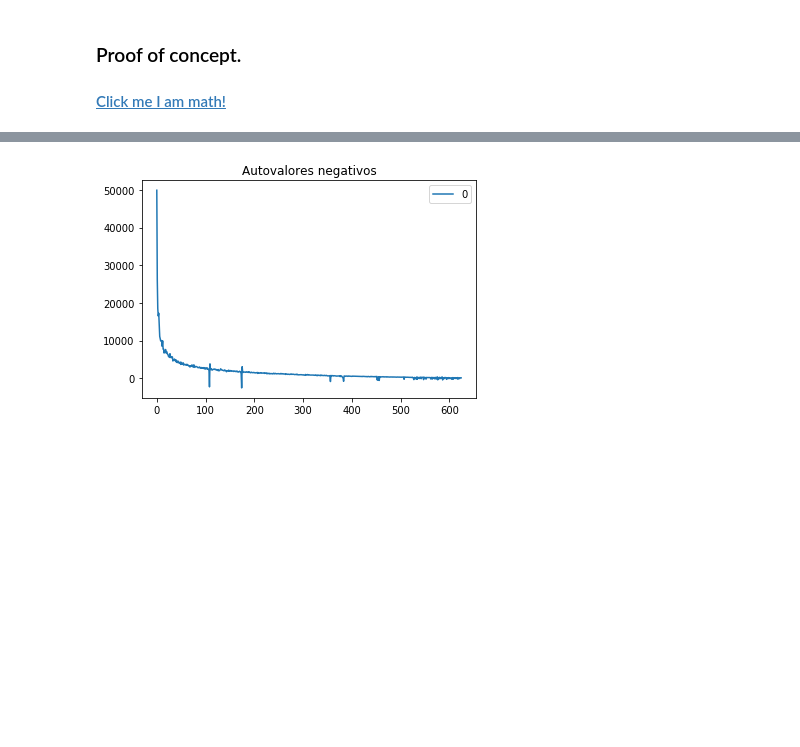
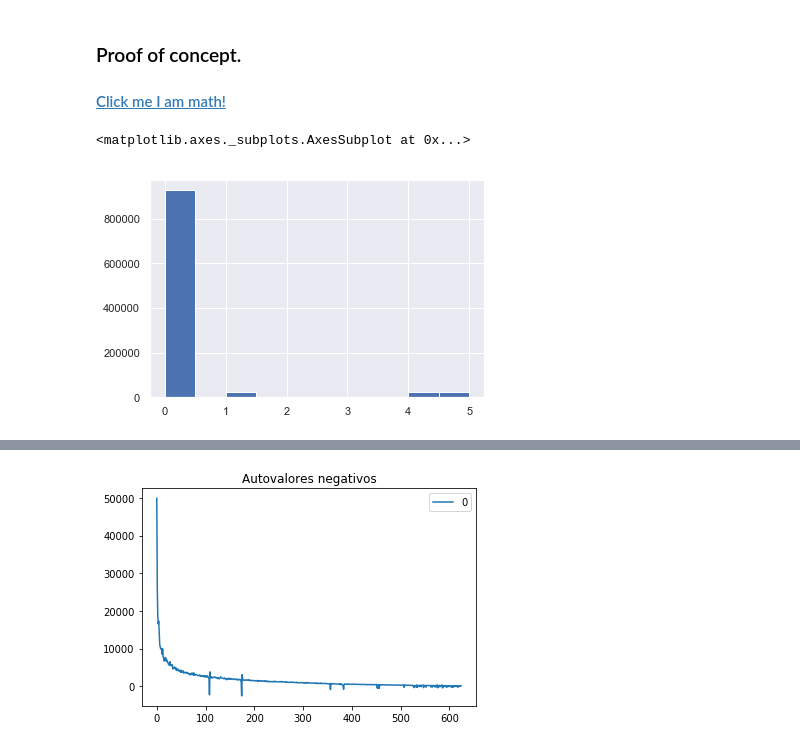
Before and after one commit to CatOfTheCannals/image-reconstruction, a Jupyter notebook: notebooks/compare_with_cpp_implementation.ipynb, the cells around one changed output, grey strips where cells are left out. Cells and saved outputs as stored; diff of their text form; code cells hidden in the pictures; blank space fills up the shorter version.

```diff
--- a/notebooks/compare_with_cpp_implementation.ipynb
+++ b/notebooks/compare_with_cpp_implementation.ipynb
@@ -41,36 +41,9 @@ b = np.array([1, 2, 3, 1, 2, 1])
 
 
 x = svd_least_squares_cheaper(A,b)
-# %%
-import numpy as np
-
-def load_cpp_matrix(mat_name):
-    mat_path = "./debug_matrices/{}.mat".format(mat_name)
-    file = open(mat_path, "r")
-    rows = int(file.readline())
-    cols = int(file.readline())
-    mat = np.empty((rows,cols))
-    k = 0
-    while True:
-        number = file.readline()
-        if number == '':
-            break
-        i = k // cols
-        j = k % cols
-        mat[i][j] = float(number)
-        k += 1
-    return mat
-
-def save_matrix_to_cpp(matrix, mat_name):
-    mat_path = "./debug_matrices/{}.mat".format(mat_name)
-    file = open(mat_path, "w")
-    if len(matrix.shape) == 1:
-        matrix = matrix.reshape(-1,1)
-    rows = matrix.shape[0]
-    cols = matrix.shape[1]
-    file.write('{}\n'.format(rows))
-    file.write('{}\n'.format(cols))
-
-    for i in range(rows):
-        for j in range(cols):
-            file.write('{}\n'.format(matrix[i][j]))
+# %%
+img = load_cpp_matrix("D")
+pd.Series(img.reshape(-1)).hist()
+# %% [output]
+<matplotlib.axes._subplots.AxesSubplot at 0x...>
+[figure, added]
```
Also changed, not shown: parts of 1 cell of this notebook, 3 other files.
